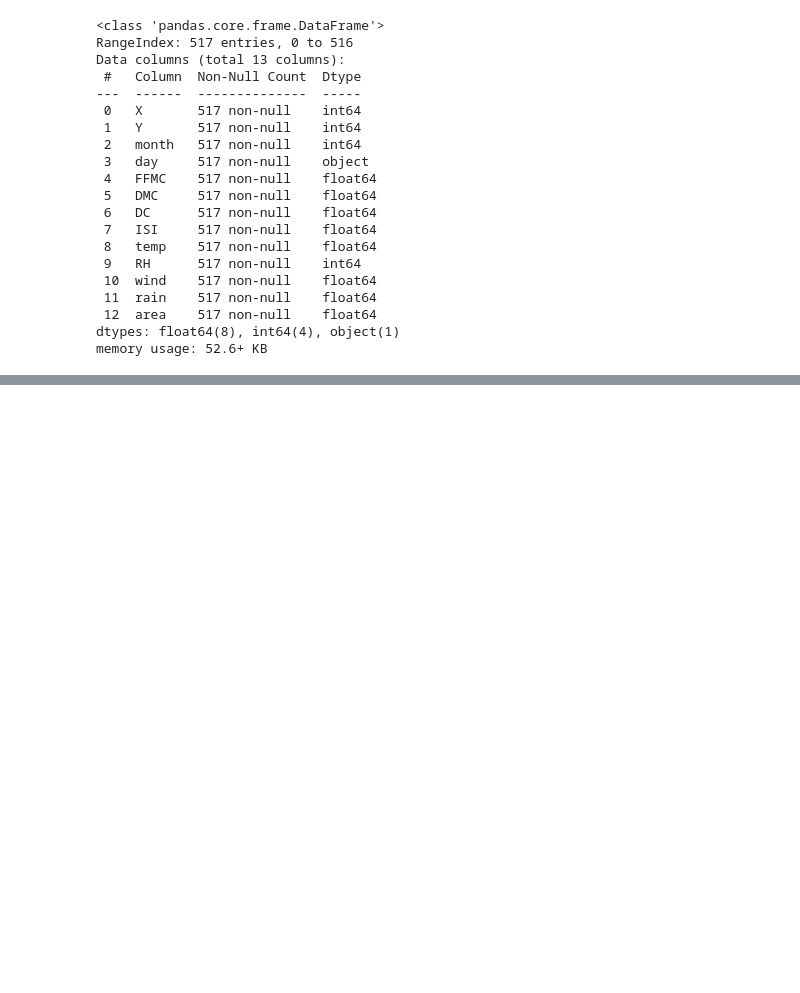
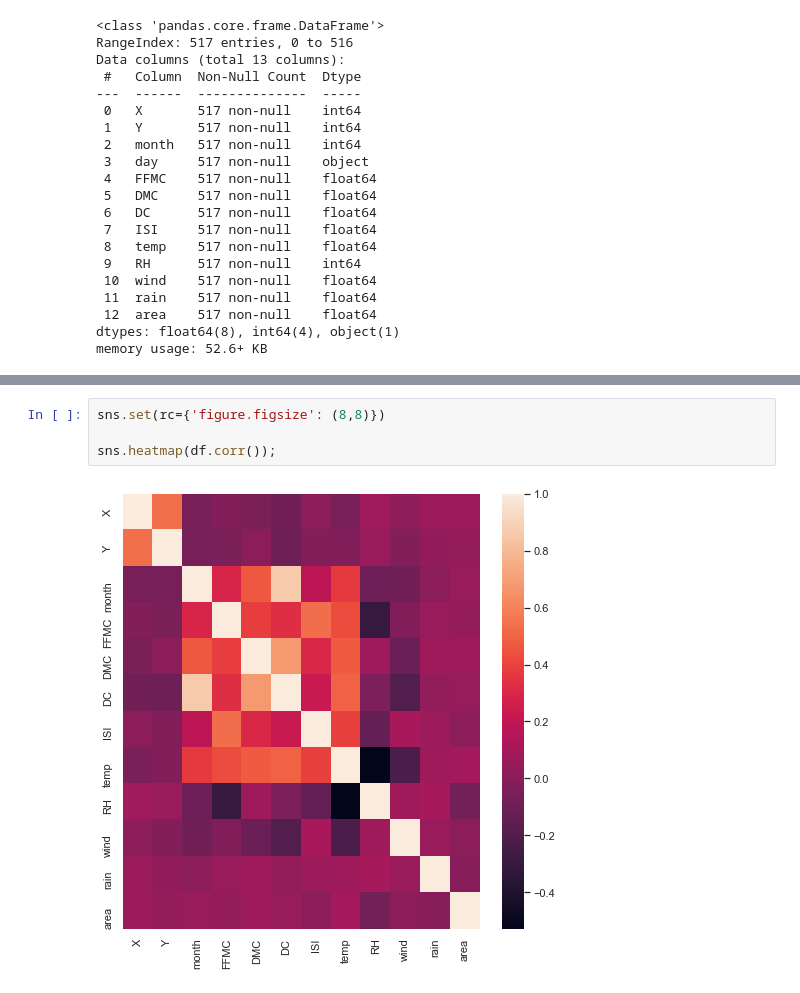
Before and after one commit to ptanner925/wildfire_capstone, a Jupyter notebook: Notebooks/EDA.ipynb, the cells around one changed output, grey strips where cells are left out. Cells and saved outputs as stored; diff of their text form; blank space fills up the shorter version.

```diff
--- a/Notebooks/EDA.ipynb
+++ b/Notebooks/EDA.ipynb
@@ -105,0 +178,6 @@ memory usage: 52.6+ KB
+# %%
+sns.set(rc={'figure.figsize': (8,8)})
+
+sns.heatmap(df.corr());
+# %% [output]
+[figure, added]
```
Also changed, not shown: parts of 21 cells of this notebook.
